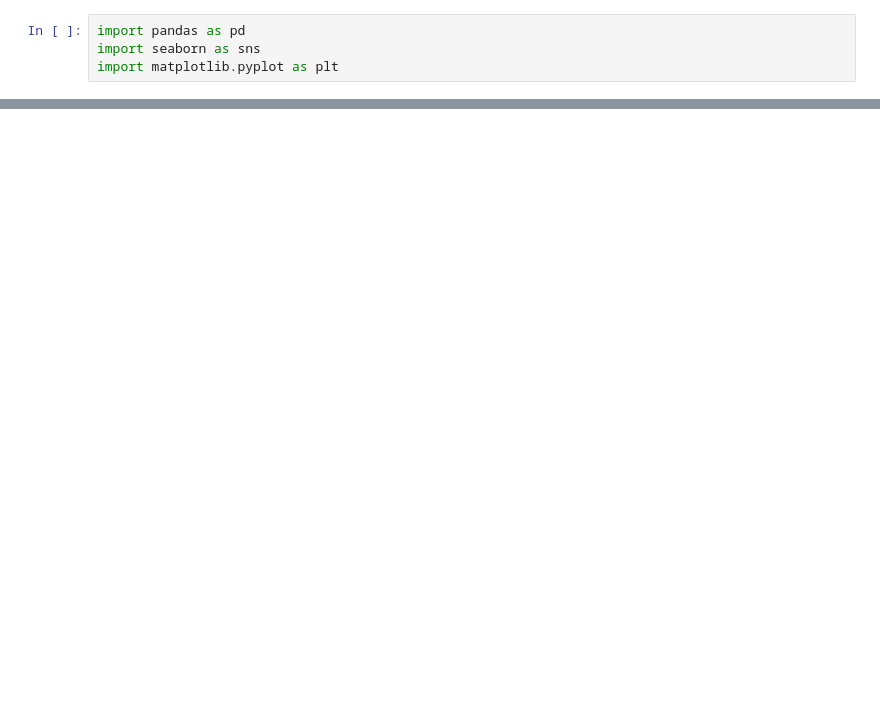
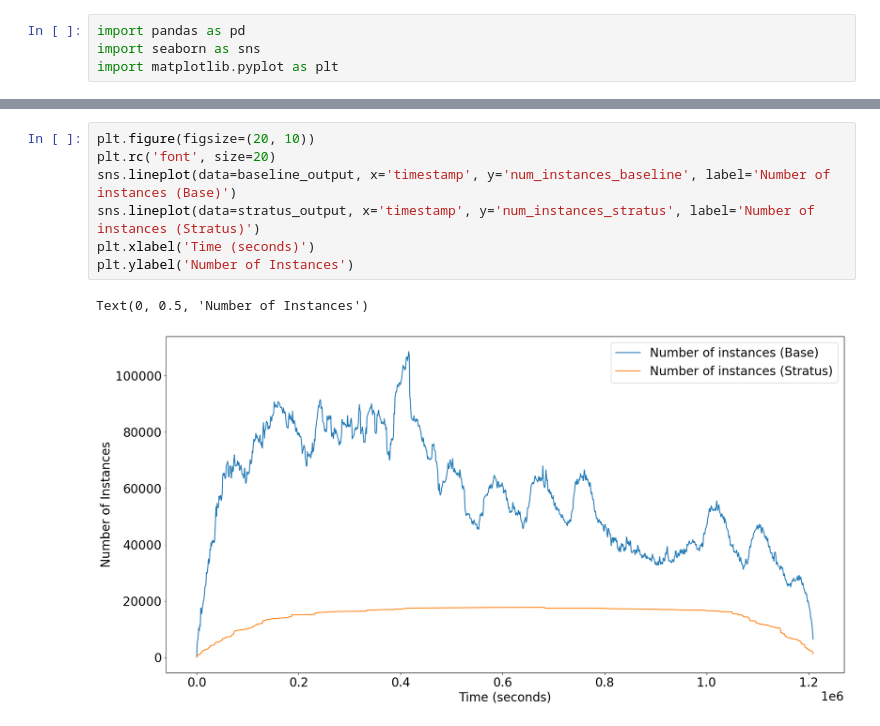
Before and after one commit to Teddies1/sc4079-fyp, a Jupyter notebook: data_analysis.ipynb, the cells around one changed output, grey strips where cells are left out. Saved outputs shown, nothing was run; the diff lists cells and outputs as text; blank space fills up the shorter version.

```diff
--- a/data_analysis.ipynb
+++ b/data_analysis.ipynb
@@ -27,0 +53,10 @@ Text(0, 0.5, 'Memory utilisation (Normalised)')
+# %%
+plt.figure(figsize=(20, 10))
+plt.rc('font', size=20)
+sns.lineplot(data=baseline_output, x='timestamp', y='num_instances_baseline', label='Number of instances (Base)')
+sns.lineplot(data=stratus_output, x='timestamp', y='num_instances_stratus', label='Number of instances (Stratus)')
+plt.xlabel('Time (seconds)')
+plt.ylabel('Number of Instances')
+# %% [output]
+Text(0, 0.5, 'Number of Instances')
+[figure, added]
```
Also changed, not shown: parts of 5 cells of this notebook.
